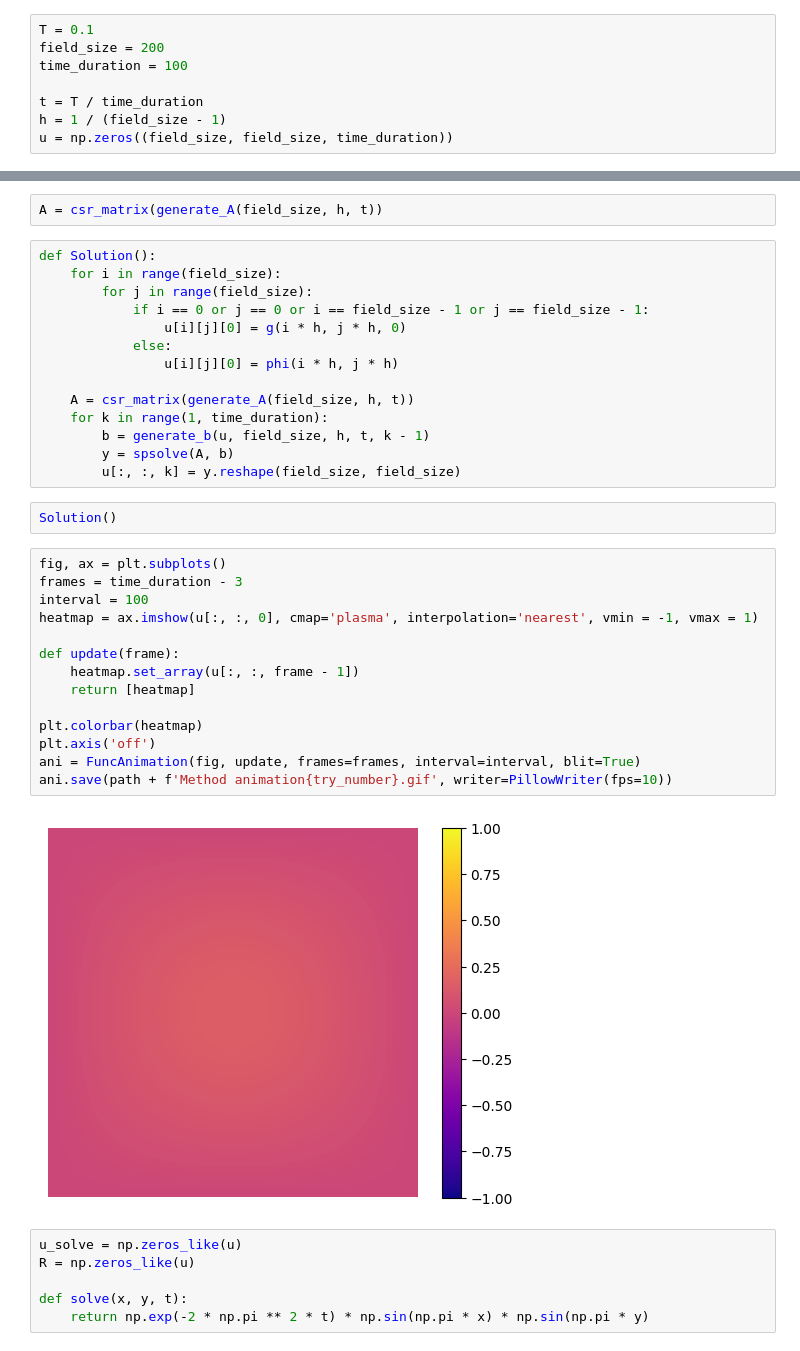
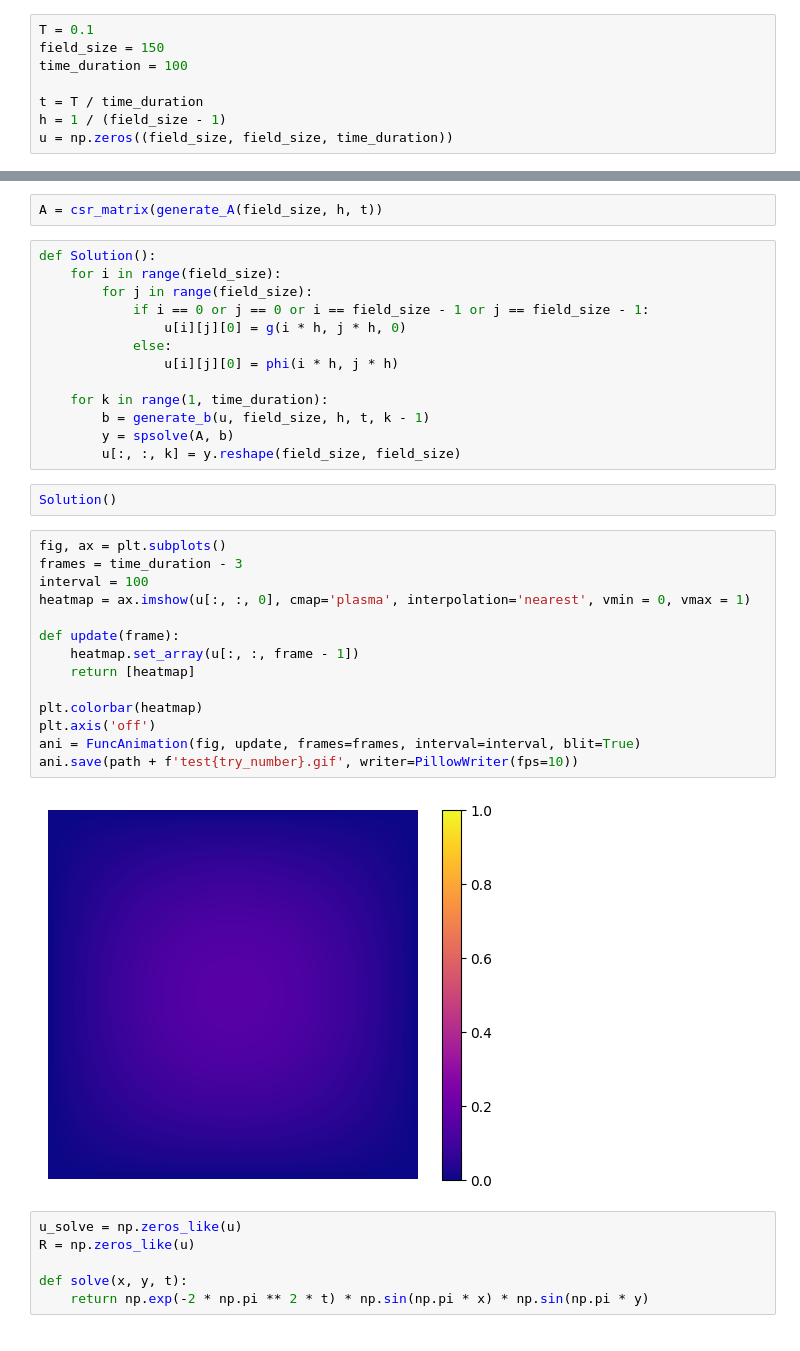
Before and after one commit to guyder0/num_methods-coursework, a Jupyter notebook: FinalCodeBackwardEuler.ipynb, the cells around one changed output, grey strips where cells are left out. Cells and saved outputs as stored; diff of their text form.

```diff
--- a/FinalCodeBackwardEuler.ipynb
+++ b/FinalCodeBackwardEuler.ipynb
@@ -11,7 +11,7 @@ try_number = 0
 path = 'Backward/'
 # %%
 T = 0.1
-field_size = 200
+field_size = 150
 time_duration = 100
 
 t = T / time_duration
@@ -64,7 +75,6 @@ def Solution():
             else:
                 u[i][j][0] = phi(i * h, j * h)
 
-    A = csr_matrix(generate_A(field_size, h, t))
     for k in range(1, time_duration):
         b = generate_b(u, field_size, h, t, k - 1)
         y = spsolve(A, b)
@@ -74,19 +84,19 @@ Solution()
 # %%
 fig, ax = plt.subplots()
 frames = time_duration - 3
 interval = 100
-heatmap = ax.imshow(u[:, :, 0], cmap='plasma', interpolation='nearest', vmin = -1, vmax = 1)
+heatmap = ax.imshow(u[:, :, 0], cmap='plasma', interpolation='nearest', vmin = 0, vmax = 1)
 
 def update(frame):
     heatmap.set_array(u[:, :, frame - 1])
     return [heatmap]
 
 plt.colorbar(heatmap)
 plt.axis('off')
 ani = FuncAnimation(fig, update, frames=frames, interval=interval, blit=True)
-ani.save(path + f'Method animation{try_number}.gif', writer=PillowWriter(fps=10))
+ani.save(path + f'test{try_number}.gif', writer=PillowWriter(fps=10))
 # %% [output]
-[figure, old version]
+[figure, new version]
 # %%
 u_solve = np.zeros_like(u)
 R = np.zeros_like(u)
```
Also changed, not shown: parts of 5 cells of this notebook, 7 other files.
